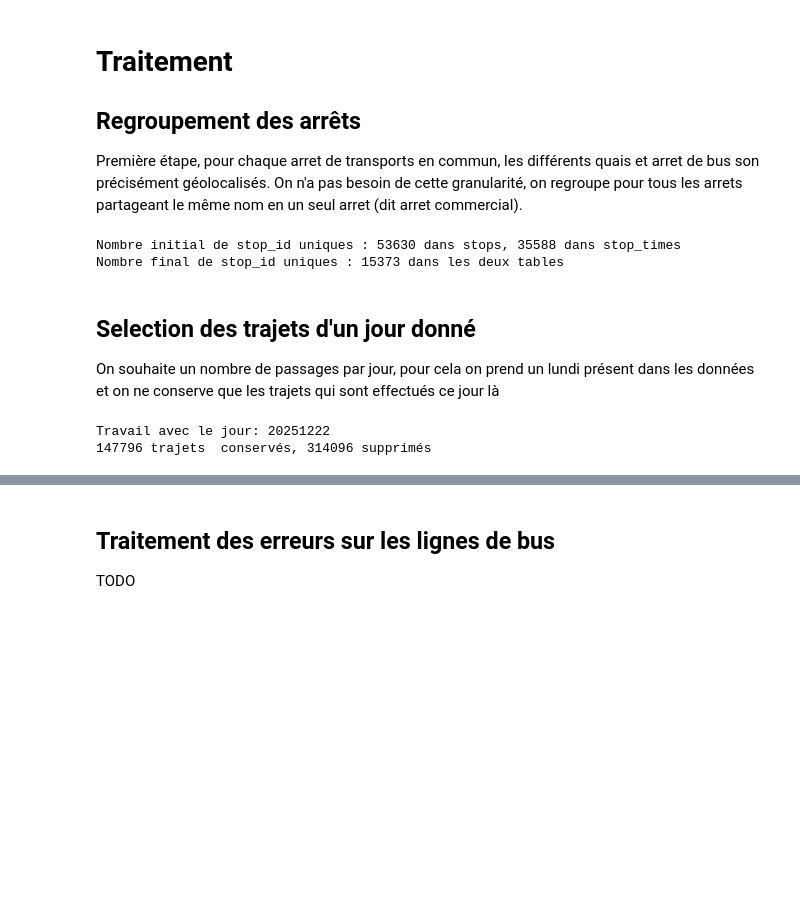
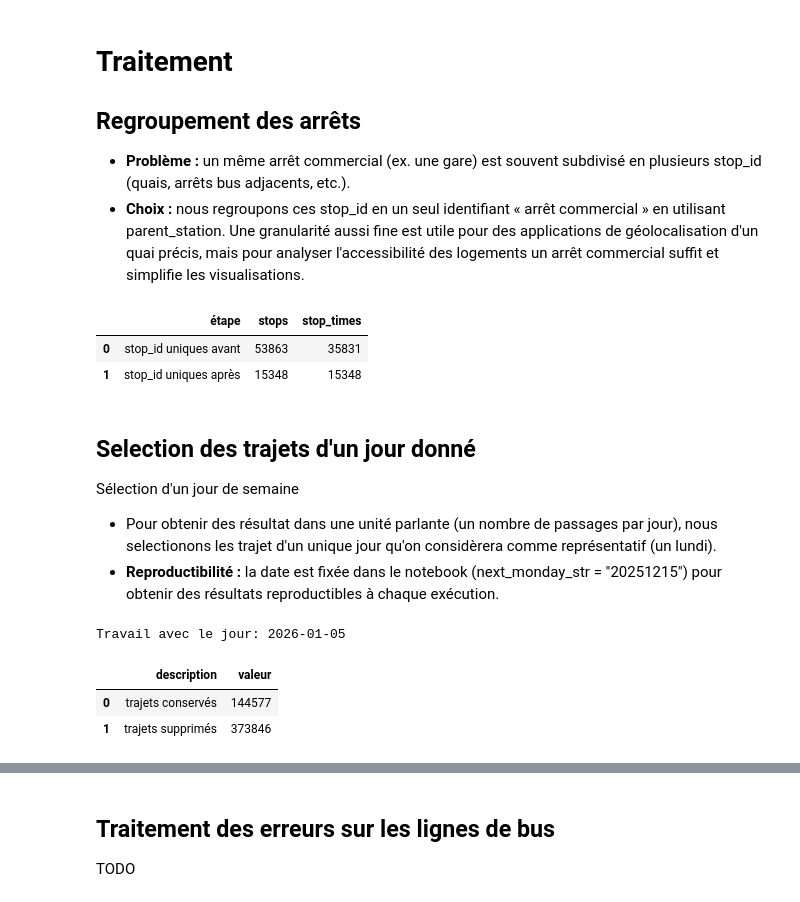
Before and after one commit to gaybrice/projet-python-ds, a Jupyter notebook: notebooks/idfm.ipynb, the cells around one changed output, grey strips where cells are left out. Drawn from its saved outputs; the diff is of its cells as text; code cells hidden in the pictures; blank space fills up the shorter version.

```diff
--- a/notebooks/idfm.ipynb
+++ b/notebooks/idfm.ipynb
@@ -54,50 +121,74 @@ dict_keys(['calendar', 'stop_times', 'pathways', 'ticketing_deep_links', 'object
 # Traitement
 
 ## Regroupement des arrêts
-Première étape, pour chaque arret de transports en commun, les différents quais et arret de bus son précisément géolocalisés. On n'a pas besoin de cette granularité, on regroupe pour tous les arrets partageant le même nom en un seul arret (dit arret commercial).
+
+- **Problème :** un même arrêt commercial (ex. une gare) est souvent subdivisé en plusieurs stop_id (quais, arrêts bus adjacents, etc.).
+- **Choix :** nous regroupons ces stop_id en un seul identifiant « arrêt commercial » en utilisant parent_station. Une granularité aussi fine est utile pour des applications de géolocalisation d'un quai précis, mais pour analyser l'accessibilité des logements un arrêt commercial suffit et simplifie les visualisations.
 # %%
-# on remplace stop_id par parent_station pour les arrêts parents dans stop_times et stops
-# le but est d'obtenir une ligne par arret commercial (initialement: la gare de bus et la gare RER d'un même arret partagent le même nom d'arret commercial mais ont des stop_id différents)
+# Regroupement : remplacer stop_id par parent_station pour les arrêts enfants
+nb_stops_initial_stops = idfm["stops"]["stop_id"].nunique()
+nb_stops_initial_stops_times = idfm["stop_times"]["stop_id"].nunique()
 
-print(f"Nombre initial de stop_id uniques : {idfm['stops']['stop_id'].nunique()} dans stops, {idfm['stop_times']['stop_id'].nunique()} dans stop_times")
-
-# les arrets parents n'ont pas de parent_station, on remplace les NA par leur propre stop_id
-nb_na_before = idfm["stops"]["parent_station"].isna().sum()
+# Remplacer NA par leur propre stop_id pour les arrêts parents
 idfm["stops"].fillna({"parent_station": idfm["stops"]["stop_id"]}, inplace=True)
 
-# on remplace stop_id par parent_station dans stop_times
-idfm["stop_times"] = idfm["stop_times"].merge(
-    idfm["stops"][["stop_id", "parent_station"]], on="stop_id", how="left"
-).drop(columns=["stop_id"]).rename(columns={"parent_station": "stop_id"})
+# Remplacer stop_id par parent_station dans stop_times
+idfm["stop_times"] = (
+    idfm["stop_times"]
+    .merge(idfm["stops"][["stop_id", "parent_station"]], on="stop_id", how="left")
+    .drop(columns=["stop_id"])
+    .rename(columns={"parent_station": "stop_id"})
+)
 
-# on ne conserve que les arrêts parents dans stops
+# Conserver uniquement les arrêts parents dans stops
 idfm["stops"] = idfm["stops"][idfm["stops"]["parent_station"] == idfm["stops"]["stop_id"]].reset_index(drop=True)
 
-
-print(f"Nombre final de stop_id uniques : {idfm['stops']['stop_id'].nunique()} dans les deux tables")
+# Rendu résumé
+pd.DataFrame({
+    "étape": ["stop_id uniques avant", "stop_id uniques après"],
+    "stops": [nb_stops_initial_stops, idfm["stops"]["stop_id"].nunique()],
+    "stop_times": [nb_stops_initial_stops_times, idfm["stop_times"]["stop_id"].nunique()],
+})
 # %% [output]
-Nombre initial de stop_id uniques : 53630 dans stops, 35588 dans stop_times
-Nombre final de stop_id uniques : 15373 dans les deux tables
+|  | étape | stops | stop_times |
+| 0 | stop_id uniques avant | 53863 | 35831 |
+| 1 | stop_id uniques après | 15348 | 15348 |
 # %% [markdown]
 ## Selection des trajets d'un jour donné
-On souhaite un nombre de passages par jour, pour cela on prend un lundi présent dans les données et on ne conserve que les trajets qui sont effectués ce jour là
+
+Sélection d'un jour de semaine
+
+- Pour obtenir des résultat dans une unité parlante (un nombre de passages par jour), nous selectionons les trajet d'un unique jour qu'on considèrera comme représentatif (un lundi).
+- **Reproductibilité :** la date est fixée dans le notebook (next_monday_str = "20251215") pour obtenir des résultats reproductibles à chaque exécution.
 # %%
 # On ne conserve que les services ayant un jour donné pour calculer un nombre de trajet sur une journée en semaine
 
-# on prend le prochain lundi à partir d'aujourd'hui au format YYYYMMDD
 from datetime import datetime, timedelta
-today = datetime.today()
-next_monday = today + timedelta(days=(7 - today.weekday()) % 7)
-next_monday_str = next_monday.strftime("%Y%m%d")
-print(f"Travail avec le jour: {next_monday_str}")
 
-next_monday_str = "20251215"  # reproductibilité # TODO
+if DATE_REF is None:
+    # utilisation du premier lundi present dans les données
+    first_day = datetime.strptime(str(idfm["calendar"]["start_date"].min()), "%Y%m%d")
+    first_monday = first_day + timedelta(days=(7 - first_day.weekday()) % 7)
+    DATE_REF = first_monday.strftime("%Y%m%d")
 
-services_one_day = idfm["calendar"][(idfm["calendar"]["monday"] == 1) & (idfm["calendar"]["start_date"] <= int(next_monday_str)) & (idfm["calendar"]["end_date"] >= int(next_monday_str)) ]["service_id"]
+print(f"Travail avec le jour: {datetime.strptime(DATE_REF, "%Y%m%d").date()}")
+
+services_one_day = idfm["calendar"][
+    (idfm["calendar"]["monday"] == 1)
+    & (idfm["calendar"]["start_date"] <= int(DATE_REF))
+    & (idfm["calendar"]["end_date"] >= int(DATE_REF))
+]["service_id"]
+
 trips_one_day = idfm["trips"].merge(services_one_day, on="service_id", how="inner")
-print(f"{len(trips_one_day)} trajets  conservés, {len(idfm['trips']) - len(trips_one_day) } supprimés")
+
+pd.DataFrame({
+    "description": ["trajets conservés", "trajets supprimés"],
+    "valeur": [len(trips_one_day), len(idfm["trips"]) - len(trips_one_day)]
+})
 # %% [output]
-Travail avec le jour: 20251222
-147796 trajets  conservés, 314096 supprimés
+Travail avec le jour: 2026-01-05
+|  | description | valeur |
+| 0 | trajets conservés | 144577 |
+| 1 | trajets supprimés | 373846 |
 # %% [markdown]
 ## Nombre de passage par arrêt
```
Also changed, not shown: parts of 13 cells of this notebook, 1 other file.
